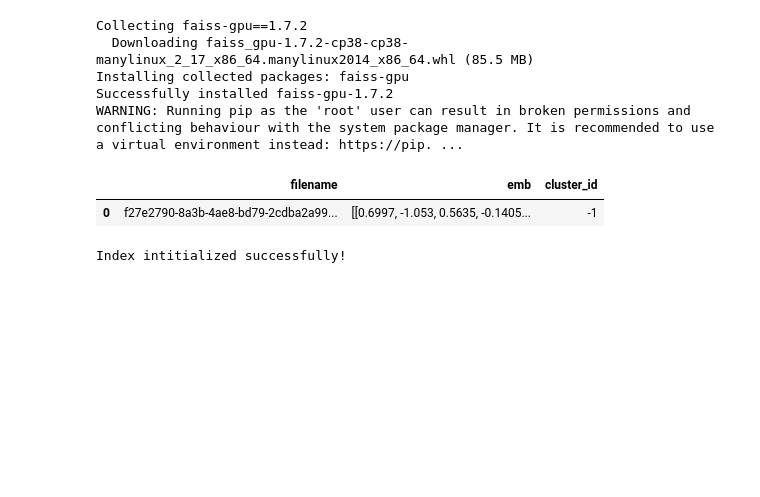
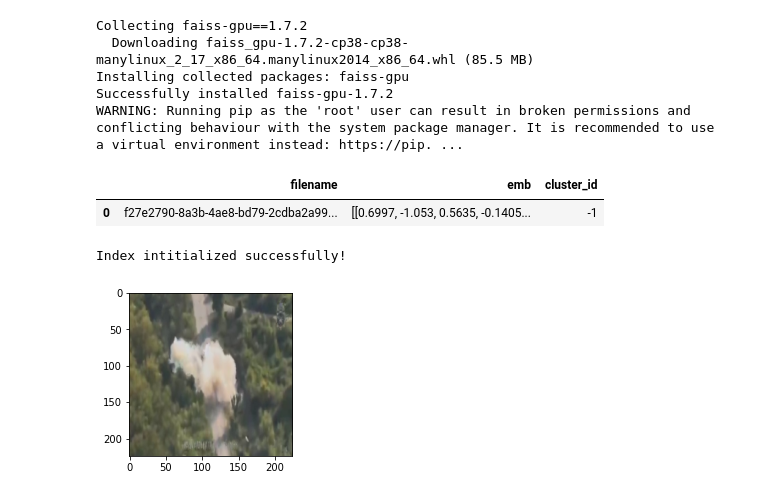
Before and after one commit to animtel/cv-22, a Jupyter notebook: notebooks/image_retrieval/03_image_retrieval.ipynb, the cells around one changed output. Cells and saved outputs as stored; diff of their text form; code cells hidden in the pictures; blank space fills up the shorter version.

Commit message:
Add image retrieval by faiss

```diff
--- a/notebooks/image_retrieval/03_image_retrieval.ipynb
+++ b/notebooks/image_retrieval/03_image_retrieval.ipynb
@@ -93,3 +95,12 @@ class FaissIndexer:
 indexer = FaissIndexer(DIR_IMGS, filenames, embs)
 # %% [output]
 Index intitialized successfully!
+# %%
+emb2find = embs[3:4]
+filename = filenames[3]
+
+plt.figure(figsize=(3, 3))
+plt.imshow(Image.open(DIR_IMGS/filename))
+plt.show()
+# %% [output]
+[figure, added]
```
Also changed, not shown: parts of 4 cells of this notebook.
